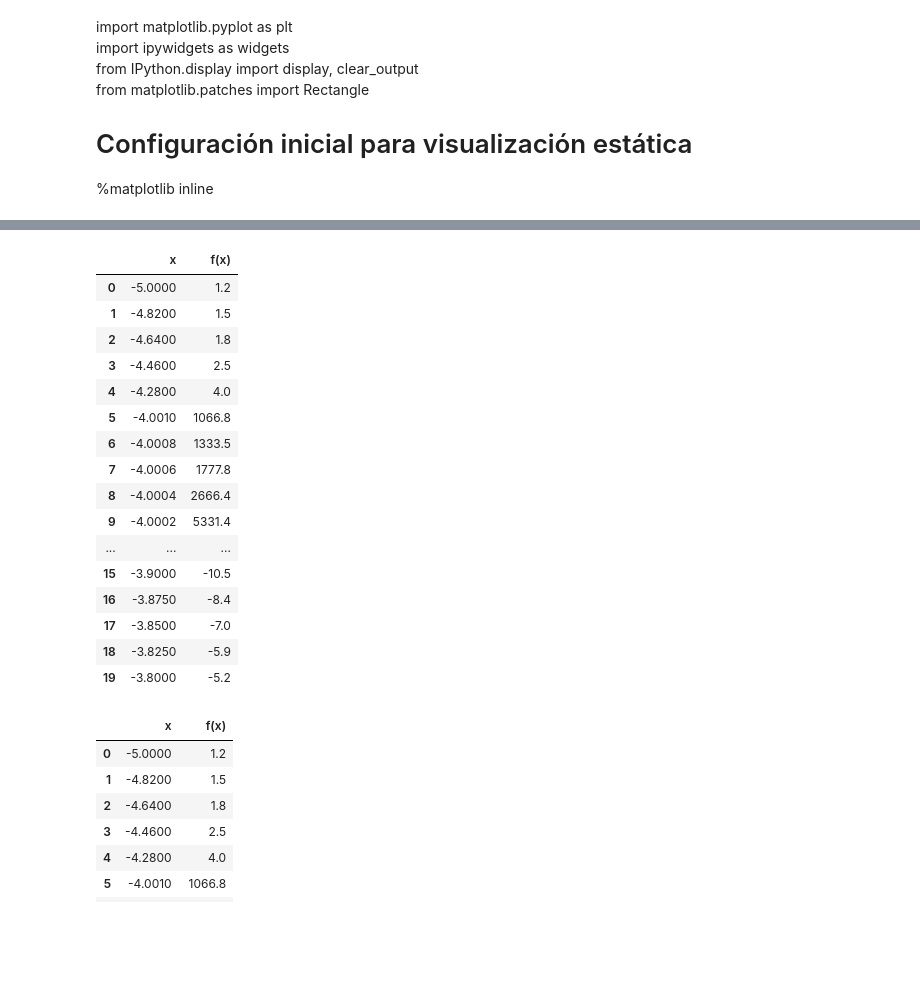
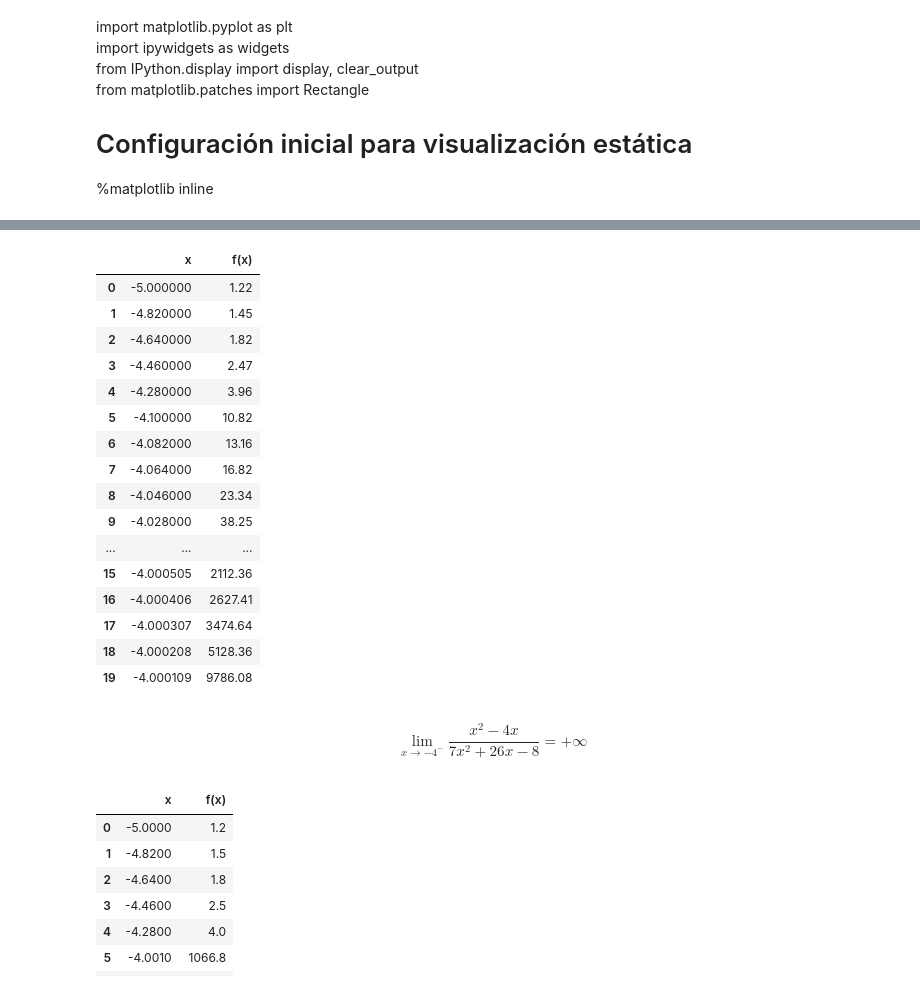
Before and after one commit to marco-canas/investigacion_en_asesoria, a Jupyter notebook: 2_secuencia_accion/2_Diseño_Proceso_IAE/Intervencion/9_calculo_diferencial/1_limites_infinitos.ipynb, the cells around one changed output, grey strips where cells are left out. Saved outputs shown, nothing was run; the diff lists cells and outputs as text; code cells hidden in the pictures; blank space fills up the shorter version.

```diff
--- a/2_secuencia_accion/2_Diseño_Proceso_IAE/Intervencion/9_calculo_diferencial/1_limites_infinitos.ipynb
+++ b/2_secuencia_accion/2_Diseño_Proceso_IAE/Intervencion/9_calculo_diferencial/1_limites_infinitos.ipynb
@@ -273,43 +286,48 @@ def save_fig(nombre_archivo_imagen):
 $$ \lim_{x \to -4} \frac{x^2 - 4x}{7x^2 + 26x - 8} $$
 # %%
+import numpy as np
+
 import pandas as pd
-import numpy as np
 
 # Definir la función
 def f(x):
     return (x**2 - 4*x) / (7*x**2 + 26*x - 8)
 
 # Crear valores cercanos a x = -4, evitando exactamente x = -4 para evitar división por cero
 x_vals = np.concatenate([
     np.linspace(-5, -4.1, 5, endpoint=False),
-    np.linspace(-4.001, -4.0000001, 5, endpoint=False),
-    np.linspace(-3.99, -3.9, 5, endpoint=False),
-    np.linspace(-3.9, -3.8, 5)
-])
+    np.linspace(-4.1, -4.01, 5, endpoint=False),
+    np.linspace(-4.001, -4.00001, 10, endpoint=False),
 
+
+    np.linspace(-3, -3.9, 5, endpoint=False),
+    ])
+x_vals_izq = x_vals[x_vals < -4]
 # Evaluar la función
-y_vals = np.round(f(x_vals),1)
+y_vals = np.round(f(x_vals_izq),2)
 
 # Crear el DataFrame
-df_asintotico = pd.DataFrame({'x': x_vals, 'f(x)': y_vals})
-df_asintotico
+df_asintotico_izq = pd.DataFrame({'x': x_vals_izq, 'f(x)': y_vals})
+df_asintotico_izq
 # %% [output]
 |  | x | f(x) |
-| 0 | -5.0000 | 1.2 |
-| 1 | -4.8200 | 1.5 |
-| 2 | -4.6400 | 1.8 |
-| 3 | -4.4600 | 2.5 |
-| 4 | -4.2800 | 4.0 |
-| 5 | -4.0010 | 1066.8 |
-| 6 | -4.0008 | 1333.5 |
-| 7 | -4.0006 | 1777.8 |
-| 8 | -4.0004 | 2666.4 |
-| 9 | -4.0002 | 5331.4 |
+| 0 | -5.000000 | 1.22 |
+| 1 | -4.820000 | 1.45 |
+| 2 | -4.640000 | 1.82 |
+| 3 | -4.460000 | 2.47 |
+| 4 | -4.280000 | 3.96 |
+| 5 | -4.100000 | 10.82 |
+| 6 | -4.082000 | 13.16 |
+| 7 | -4.064000 | 16.82 |
+| 8 | -4.046000 | 23.34 |
+| 9 | -4.028000 | 38.25 |
 | ... | ... | ... |
-| 15 | -3.9000 | -10.5 |
-| 16 | -3.8750 | -8.4 |
-| 17 | -3.8500 | -7.0 |
-| 18 | -3.8250 | -5.9 |
-| 19 | -3.8000 | -5.2 |
+| 15 | -4.000505 | 2112.36 |
+| 16 | -4.000406 | 2627.41 |
+| 17 | -4.000307 | 3474.64 |
+| 18 | -4.000208 | 5128.36 |
+| 19 | -4.000109 | 9786.08 |
+# %% [markdown]
+$$ \lim_{x \to -4^{-}} \frac{x^2 - 4x}{7x^2 + 26x - 8} = +\infty $$
 # %%
 # Seleccionar solo los valores de x menores a -4 (vecindad por la izquierda)
```
Also changed, not shown: parts of 3 cells of this notebook.
